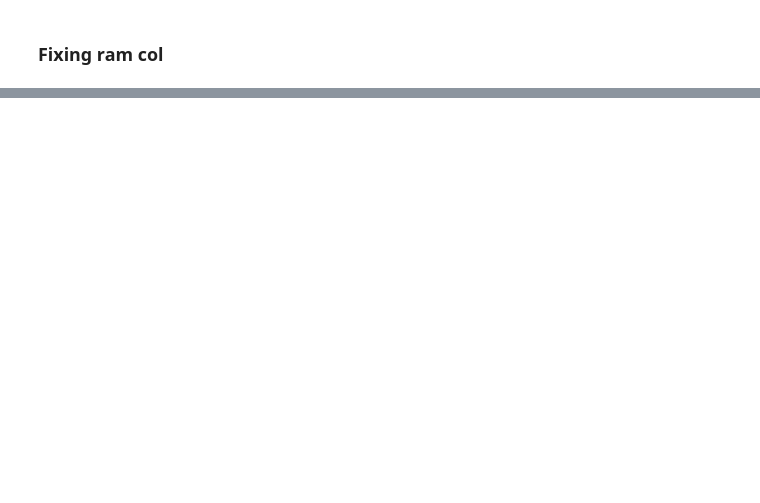
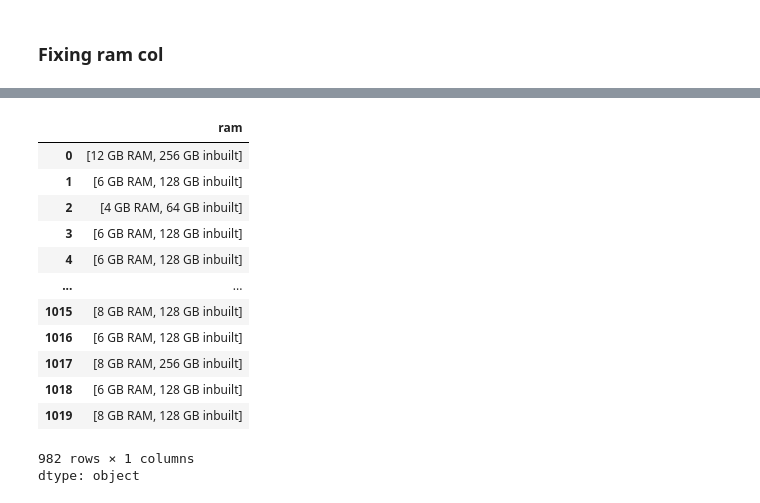
Before and after one commit to Muhammad-Waleed-Source/Data-Analysis-Process, a Jupyter notebook: Data Cleaning/1-Data-Cleaning.ipynb, the cells around one changed output, grey strips where cells are left out. Cells and saved outputs as stored; diff of their text form; code cells hidden in the pictures; blank space fills up the shorter version.

```diff
--- a/Data Cleaning/1-Data-Cleaning.ipynb
+++ b/Data Cleaning/1-Data-Cleaning.ipynb
@@ -1539,0 +1559,17 @@ df1.head()
+# %%
+df1['ram'].str.strip().str.split(',')
+# %% [output]
+|  | ram |
+| 0 | [12 GB RAM, 256 GB inbuilt] |
+| 1 | [6 GB RAM, 128 GB inbuilt] |
+| 2 | [4 GB RAM, 64 GB inbuilt] |
+| 3 | [6 GB RAM, 128 GB inbuilt] |
+| 4 | [6 GB RAM, 128 GB inbuilt] |
+| ... | ... |
+| 1015 | [8 GB RAM, 128 GB inbuilt] |
+| 1016 | [6 GB RAM, 128 GB inbuilt] |
+| 1017 | [8 GB RAM, 256 GB inbuilt] |
+| 1018 | [6 GB RAM, 128 GB inbuilt] |
+| 1019 | [8 GB RAM, 128 GB inbuilt] |
+982 rows × 1 columns
+dtype: object
```
Also changed, not shown: parts of 5 cells of this notebook.
